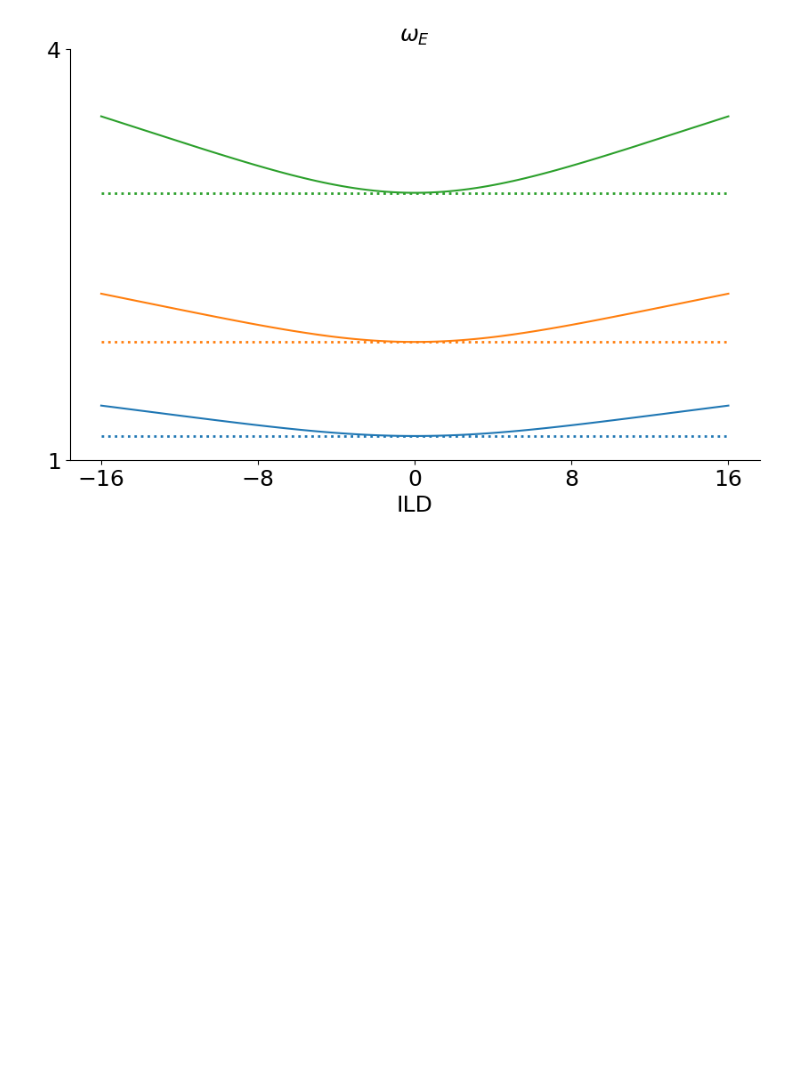
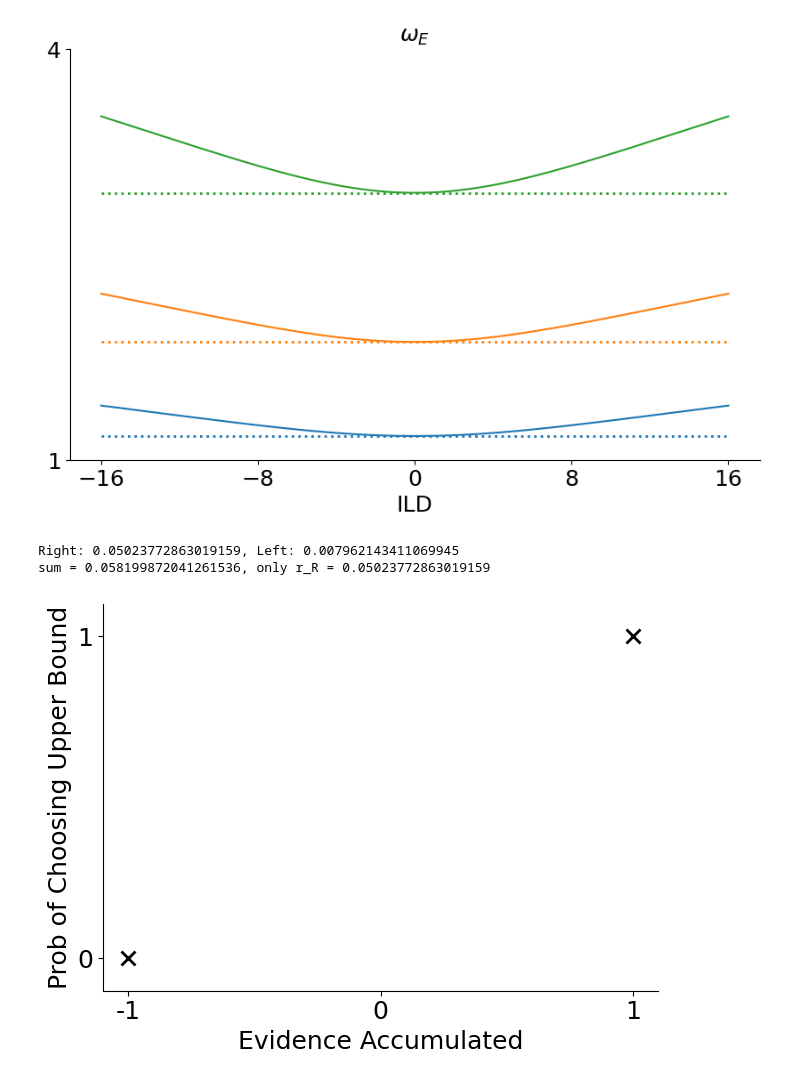
Before and after one commit to rakaar/ddm_data, a Jupyter notebook: meeting.ipynb, the cells around one changed output. Saved outputs shown, nothing was run; the diff lists cells and outputs as text; code cells hidden in the pictures; blank space fills up the shorter version.

Commit message:
figures for lab meeting finished

```diff
--- a/meeting.ipynb
+++ b/meeting.ipynb
@@ -311,3 +311,58 @@ plt.yticks([1, 4])
 plt.show()
 # %% [output]
 [figure]
+# %%
+# ABL 60, ILD 16
+P_0 = 20* 1e-6
+SL_R = 68
+SL_L = 52
+
+r_R = P_0 * (10 ** (SL_R / 20))
+r_L = P_0 * (10 ** (SL_L / 20))
+
+
+print(f'Right: {r_R}, Left: {r_L}')
+# r_R + r_L ~ r_R
+print(f'sum = {r_R + r_L}, only r_R = {r_R}')
+# %% [output]
+Right: 0.05023772863019159, Left: 0.007962143411069945
+sum = 0.058199872041261536, only r_R = 0.05023772863019159
+# %%
+import matplotlib.pyplot as plt
+import numpy as np
+
+# Create the figure and axis
+fig, ax = plt.subplots()
+
+# Plot the step function
+x = np.linspace(-1.2, 1.2, 1000)
+y = np.where(x < 0, 0, 1)
+# ax.plot(x, y, color='green')
+
+# Add cross marks at (-1, 0) and (1, 1)
+ax.plot(-1, 0, marker='x', color='black', markersize=10, markeredgewidth=2)
+ax.plot(1, 1, marker='x', color='black', markersize=10, markeredgewidth=2)
+
+# Add labels
+ax.set_xlabel("Evidence Accumulated", fontsize=18)
+ax.set_ylabel("Prob of Choosing Upper Bound", fontsize=18)
+
+# Set axis limits
+ax.set_xlim(-1.1, 1.1)
+ax.set_ylim(-0.1, 1.1)
+
+ax.set_yticks([0, 1])
+ax.set_yticklabels(['0', '1'], fontsize=18)
+
+# Add grid and improve layout
+# ax.grid(True, linestyle='--', alpha=0.3)
+# remove top and right margin
+ax.spines['top'].set_visible(False)
+ax.spines['right'].set_visible(False)
+ax.set_xticks([-1, 0, 1])
+ax.set_xticklabels(['-1', '0', '1'], fontsize=18)
+plt.tight_layout()
+
+plt.show()
+# %% [output]
+[figure, added]
```
Also changed, not shown: parts of 2 cells of this notebook.
